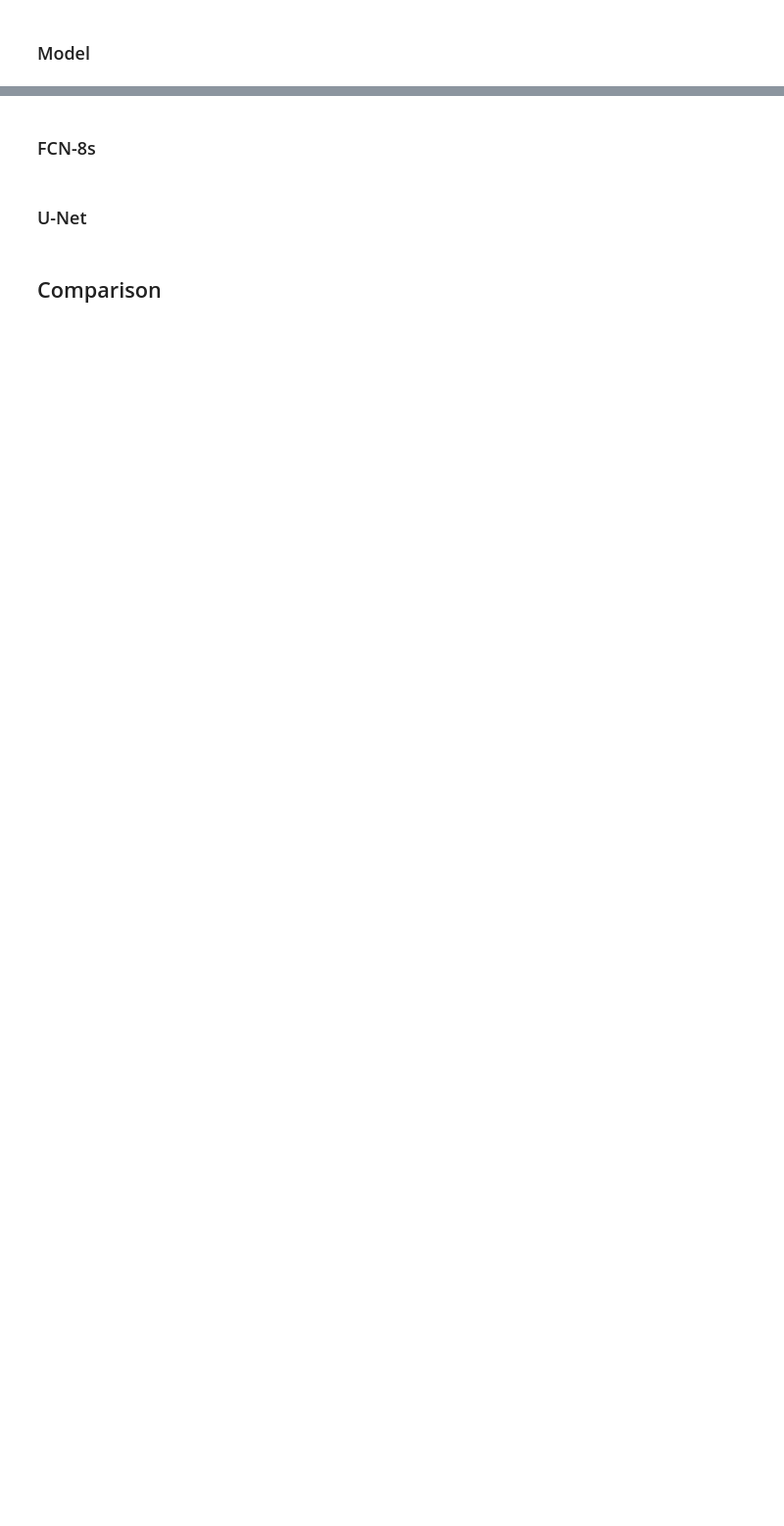
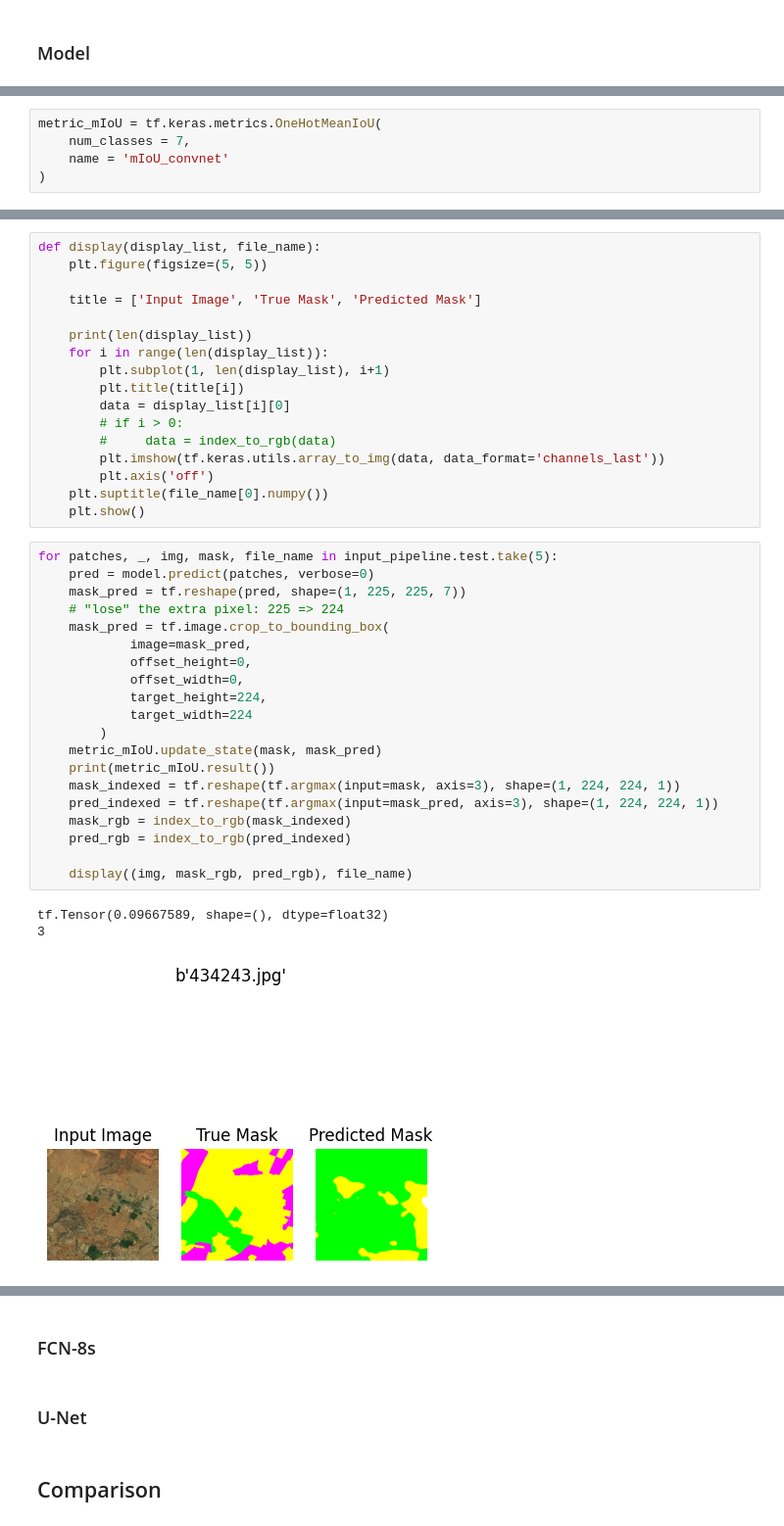
Before and after one commit to rondo-lehner/CM3070_Final_project, a Jupyter notebook: notebooks/ev_01_evaluate_models.ipynb, the cells around one changed output, grey strips where cells are left out. Shown at 98% size. Saved outputs shown, nothing was run; the diff lists cells and outputs as text; blank space fills up the shorter version.

Commit message:
WIP evaluate convnet

```diff
--- a/notebooks/ev_01_evaluate_models.ipynb
+++ b/notebooks/ev_01_evaluate_models.ipynb
@@ -59,0 +57,5 @@ tf.Tensor([b'434243.jpg'], shape=(1,), dtype=string)
+# %%
+metric_mIoU = tf.keras.metrics.OneHotMeanIoU(
+    num_classes = 7,
+    name = 'mIoU_convnet'
+)
@@ -59,0 +81,41 @@ tf.Tensor([b'434243.jpg'], shape=(1,), dtype=string)
+# %%
+def display(display_list, file_name):
+    plt.figure(figsize=(5, 5))
+
+    title = ['Input Image', 'True Mask', 'Predicted Mask']
+
+    print(len(display_list))
+    for i in range(len(display_list)):
+        plt.subplot(1, len(display_list), i+1)
+        plt.title(title[i])
+        data = display_list[i][0]
+        # if i > 0:
+        #     data = index_to_rgb(data)
+        plt.imshow(tf.keras.utils.array_to_img(data, data_format='channels_last'))
+        plt.axis('off')
+    plt.suptitle(file_name[0].numpy())
+    plt.show()
+# %%
+for patches, _, img, mask, file_name in input_pipeline.test.take(5):
+    pred = model.predict(patches, verbose=0)
+    mask_pred = tf.reshape(pred, shape=(1, 225, 225, 7))
+    # "lose" the extra pixel: 225 => 224
+    mask_pred = tf.image.crop_to_bounding_box(
+            image=mask_pred,
+            offset_height=0,
+            offset_width=0,
+            target_height=224,
+            target_width=224
+        )
+    metric_mIoU.update_state(mask, mask_pred)
+    print(metric_mIoU.result())
+    mask_indexed = tf.reshape(tf.argmax(input=mask, axis=3), shape=(1, 224, 224, 1))
+    pred_indexed = tf.reshape(tf.argmax(input=mask_pred, axis=3), shape=(1, 224, 224, 1))
+    mask_rgb = index_to_rgb(mask_indexed)
+    pred_rgb = index_to_rgb(pred_indexed)
+
+    display((img, mask_rgb, pred_rgb), file_name)
+# %% [output]
+tf.Tensor(0.09667589, shape=(), dtype=float32)
+3
+[figure, added]
```
Also changed, not shown: parts of 6 cells of this notebook.
